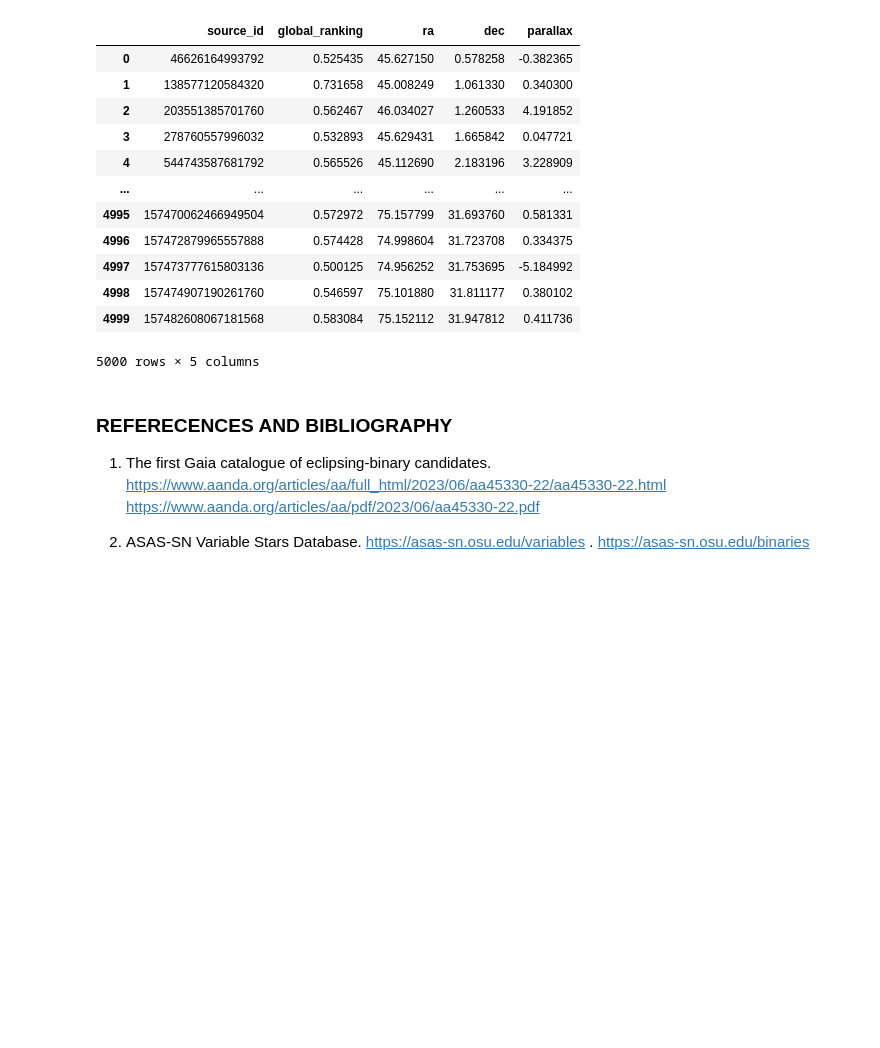
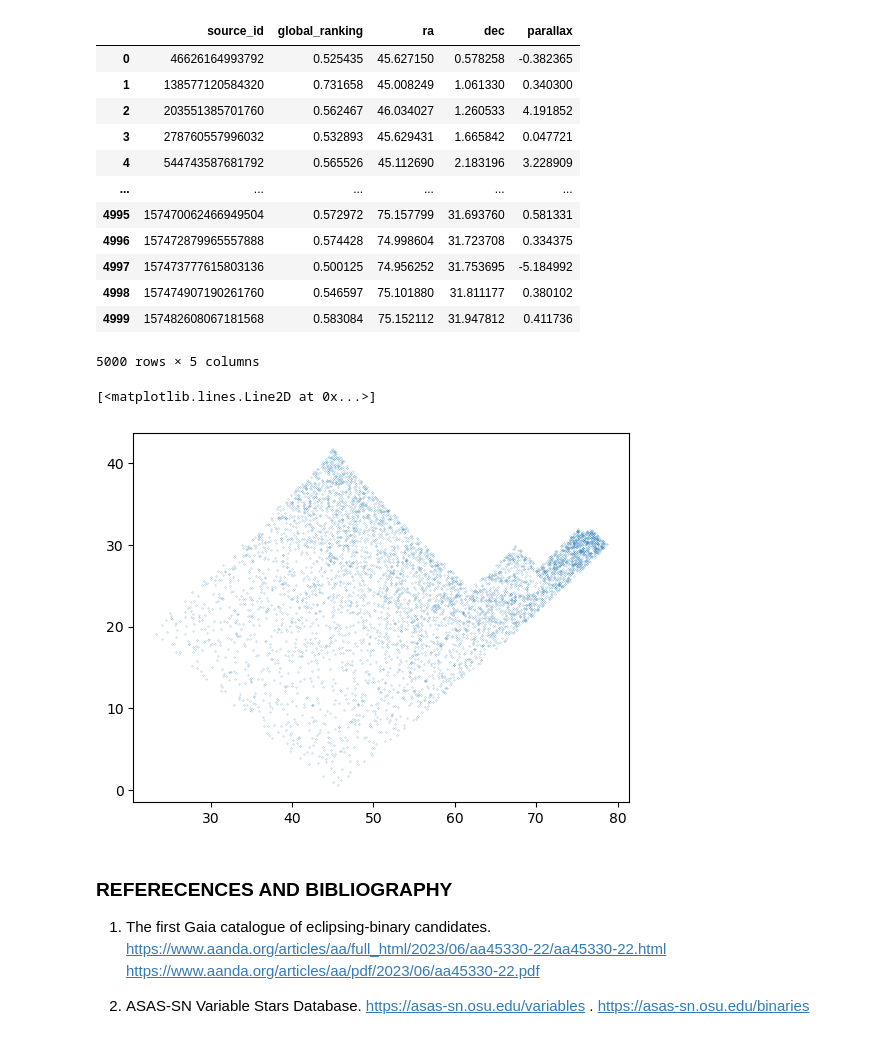
Before and after one commit to spyphyz/msc_sandbox, a Jupyter notebook: ecclipsing_binaries.ipynb, the cells around one changed output. Saved outputs shown, nothing was run; the diff lists cells and outputs as text; code cells hidden in the pictures; blank space fills up the shorter version.

```diff
--- a/ecclipsing_binaries.ipynb
+++ b/ecclipsing_binaries.ipynb
@@ -175,6 +234,11 @@ INFO: Gaia data server logout OK [astroquery.gaia.core]
 | 4998 | 157474907190261760 | 0.546597 | 75.101880 | 31.811177 | 0.380102 |
 | 4999 | 157482608067181568 | 0.583084 | 75.152112 | 31.947812 | 0.411736 |
 5000 rows × 5 columns
+# %%
+plt.plot(gaia_df['ra'], gaia_df['dec'], marker='.', ms=0.3, linestyle='None')
+# %% [output]
+[<matplotlib.lines.Line2D at 0x...>]
+[figure, added]
 # %%
 '''
 IDEAS
```
Also changed, not shown: parts of 9 cells of this notebook.
